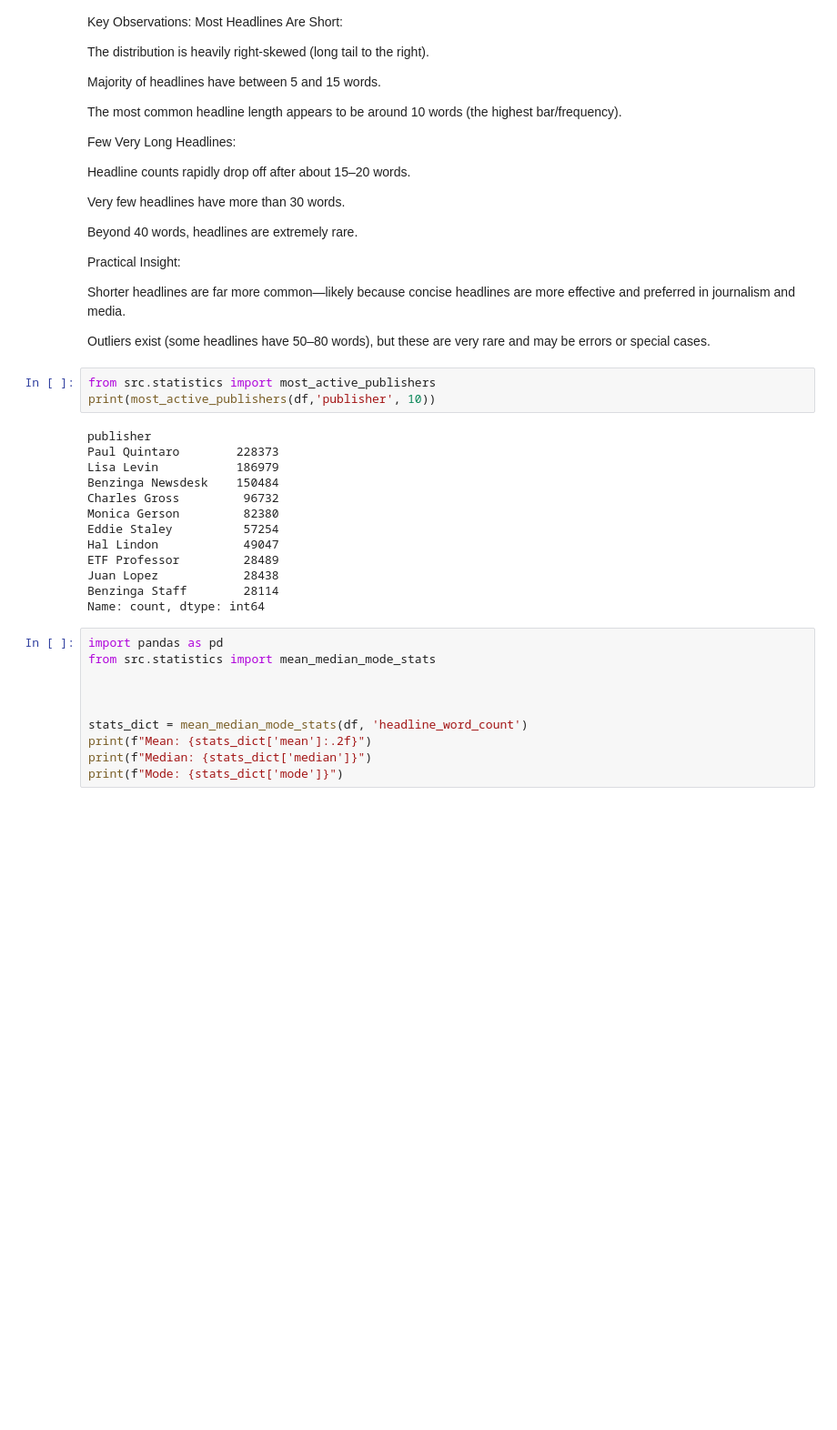
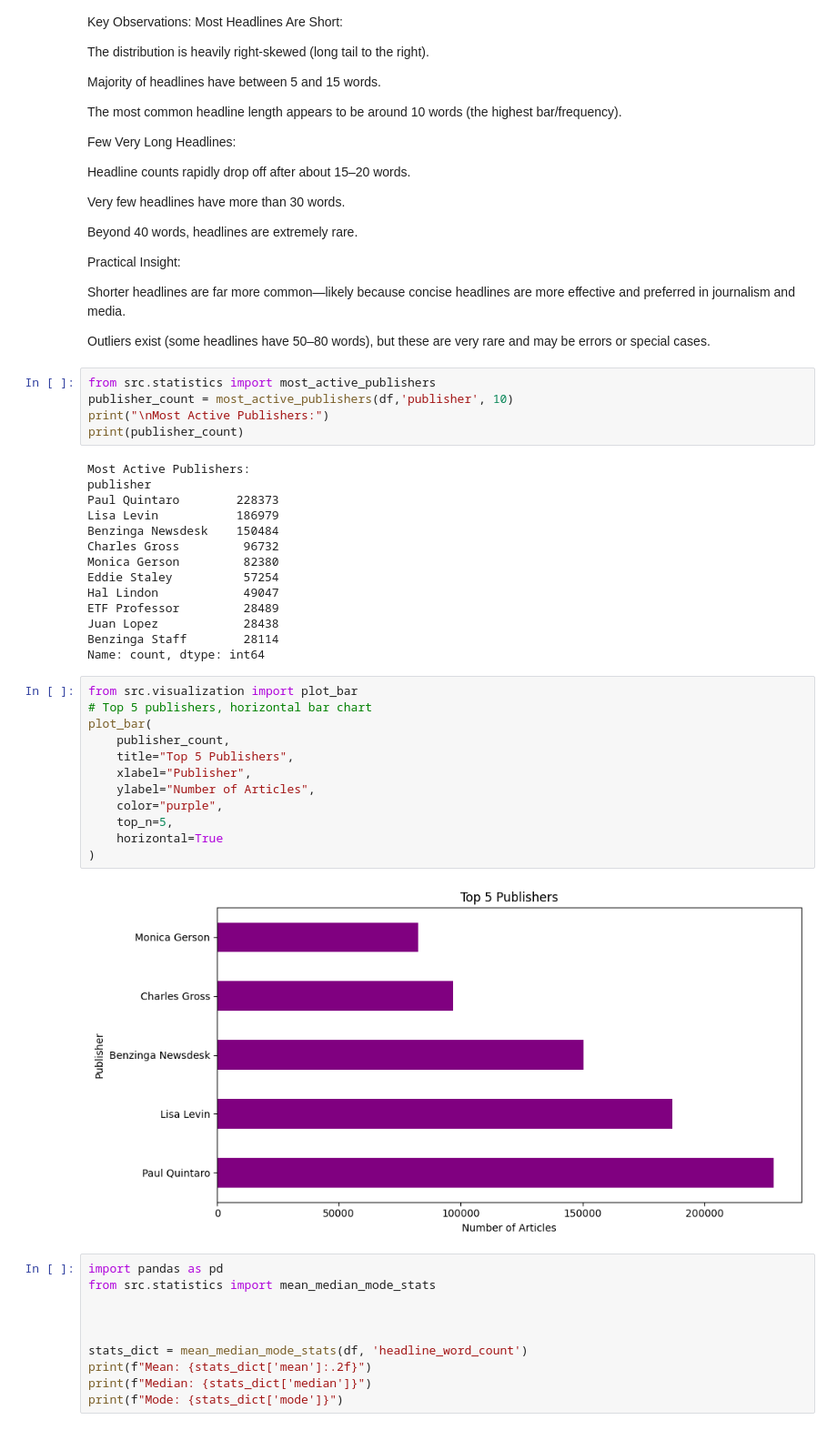
Before and after one commit to sumeyaaaa/analysis-of-financial-news-data, a Jupyter notebook: notebooks/task1_eda_overview.ipynb, the cells around one changed output. Shown: that part at 91% size. Cells and saved outputs as stored; diff of their text form; blank space fills up the shorter version.

```diff
--- a/notebooks/task1_eda_overview.ipynb
+++ b/notebooks/task1_eda_overview.ipynb
@@ -133,8 +133,11 @@ Shorter headlines are far more common—likely because concise headlines are mor
 Outliers exist (some headlines have 50–80 words), but these are very rare and may be errors or special cases.
 # %%
 from src.statistics import most_active_publishers
-print(most_active_publishers(df,'publisher', 10))
+publisher_count = most_active_publishers(df,'publisher', 10)
+print("\nMost Active Publishers:")
+print(publisher_count)
 # %% [output]
+Most Active Publishers:
 publisher
 Paul Quintaro        228373
 Lisa Levin           186979
@@ -147,6 +150,20 @@ ETF Professor         28489
 Juan Lopez            28438
 Benzinga Staff        28114
 Name: count, dtype: int64
+# %%
+from src.visualization import plot_bar
+# Top 5 publishers, horizontal bar chart
+plot_bar(
+    publisher_count,
+    title="Top 5 Publishers",
+    xlabel="Publisher",
+    ylabel="Number of Articles",
+    color="purple",
+    top_n=5,
+    horizontal=True
+)
+# %% [output]
+[figure, added]
 # %%
 import pandas as pd
 from src.statistics import mean_median_mode_stats
```
Also changed, not shown: parts of 3 cells of this notebook, 3 other files.
